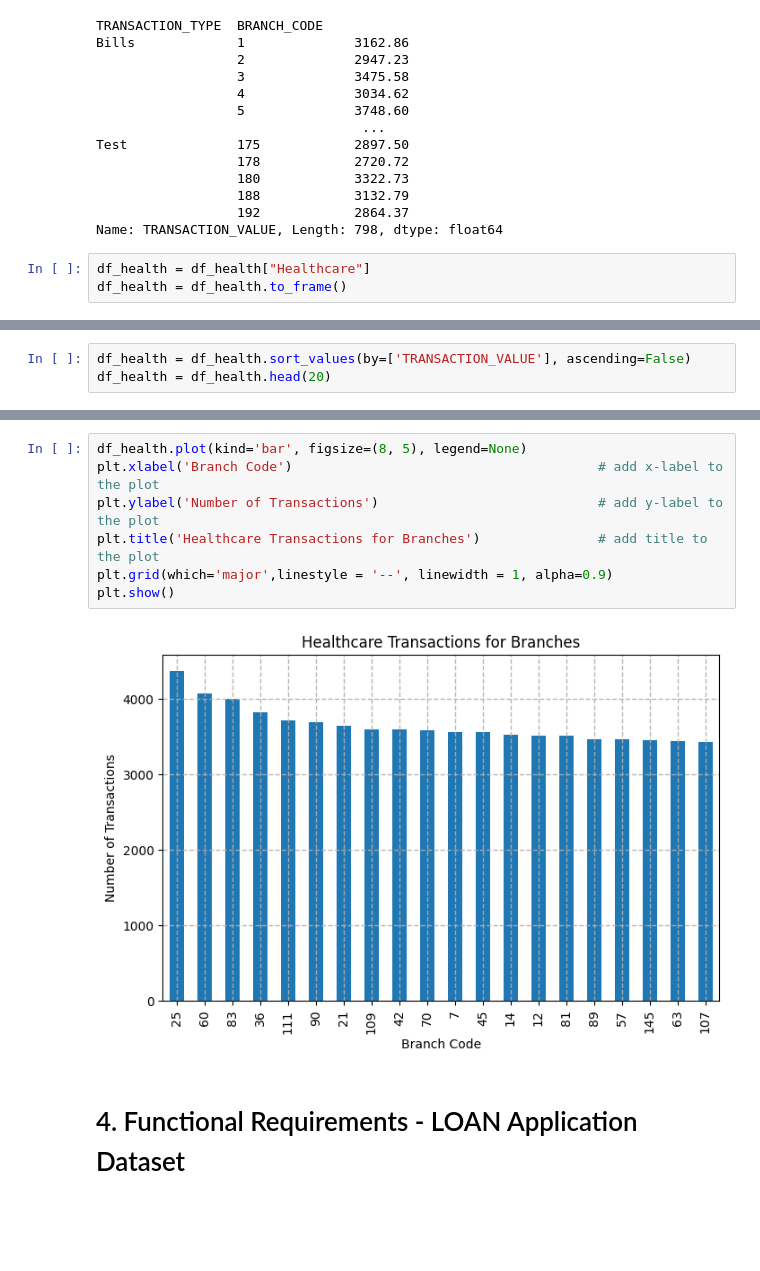
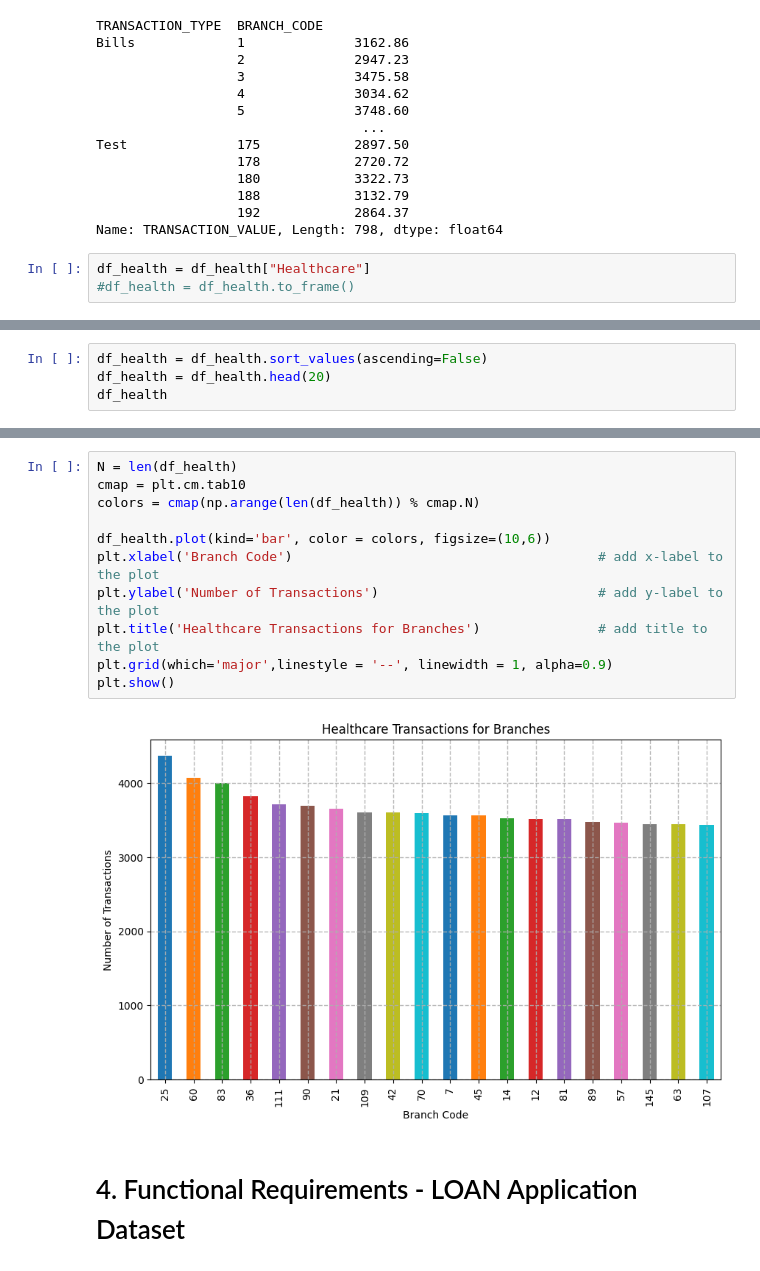
Before and after one commit to AbenezerTsige/Cap_Sone_Project, a Jupyter notebook: Credit_Card_System.ipynb, the cells around one changed output, grey strips where cells are left out. Drawn from its saved outputs; the diff is of its cells as text; blank space fills up the shorter version.

```diff
--- a/Credit_Card_System.ipynb
+++ b/Credit_Card_System.ipynb
@@ -415,7 +439,7 @@ Test              175            2897.50
 Name: TRANSACTION_VALUE, Length: 798, dtype: float64
 # %%
 df_health = df_health["Healthcare"]
-df_health = df_health.to_frame()
+#df_health = df_health.to_frame()
 # %%
 df_health
 # %% [output]
@@ -436,3 +459,4 @@ df_health
 # %%
-df_health = df_health.sort_values(by=['TRANSACTION_VALUE'], ascending=False)
+df_health = df_health.sort_values(ascending=False)
 df_health = df_health.head(20)
+df_health
@@ -439,12 +481,16 @@ df_health = df_health.head(20)
 # %%
-df_health.plot(kind='bar', figsize=(8, 5), legend=None)
+N = len(df_health)
+cmap = plt.cm.tab10
+colors = cmap(np.arange(len(df_health)) % cmap.N)
+
+df_health.plot(kind='bar', color = colors, figsize=(10,6))
 plt.xlabel('Branch Code')                                       # add x-label to the plot
 plt.ylabel('Number of Transactions')                            # add y-label to the plot
 plt.title('Healthcare Transactions for Branches')               # add title to the plot
 plt.grid(which='major',linestyle = '--', linewidth = 1, alpha=0.9)
 plt.show()
 # %% [output]
-[figure, old version]
+[figure, new version]
 # %% [markdown]
 # 4. Functional Requirements - LOAN Application Dataset
 # %% [markdown]
```
Also changed, not shown: parts of 18 cells of this notebook.
